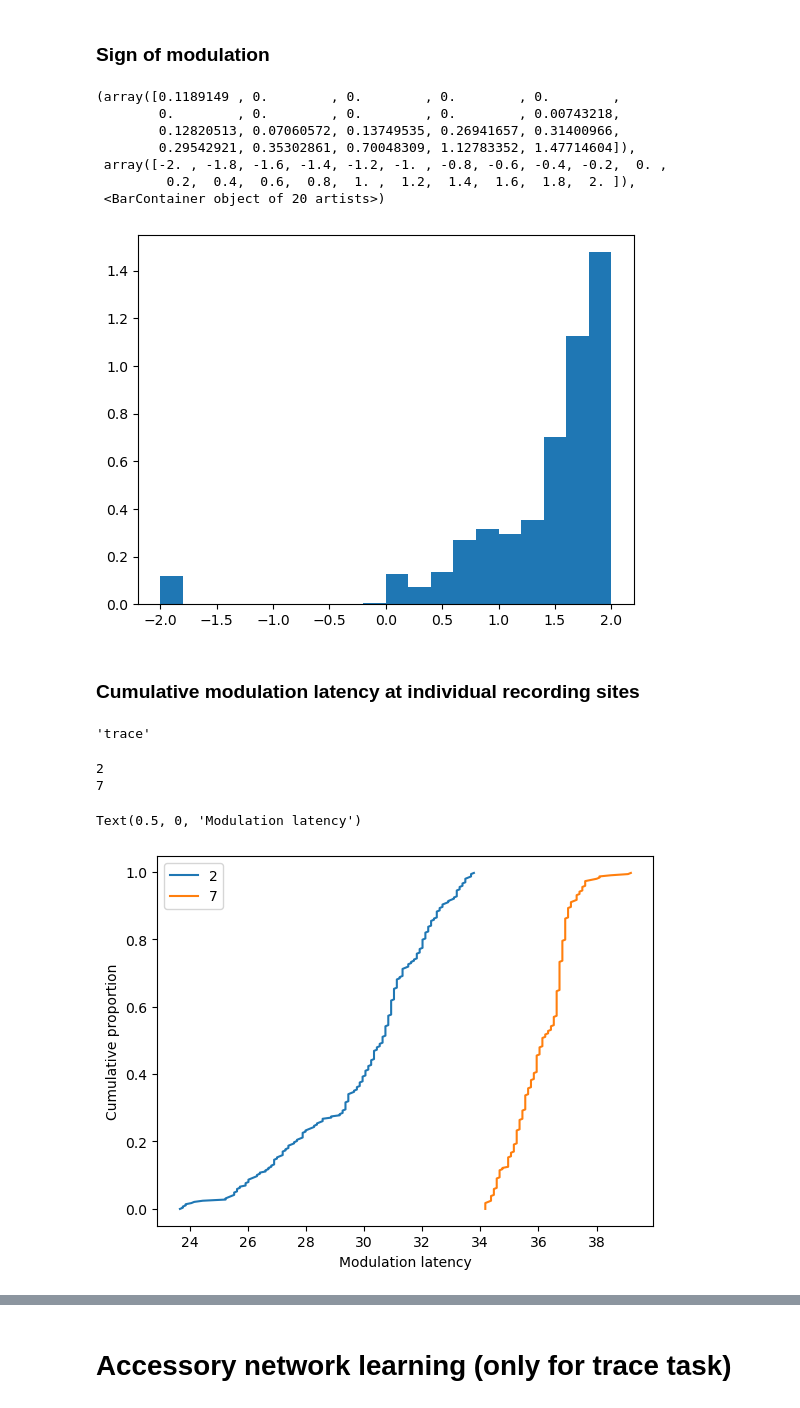
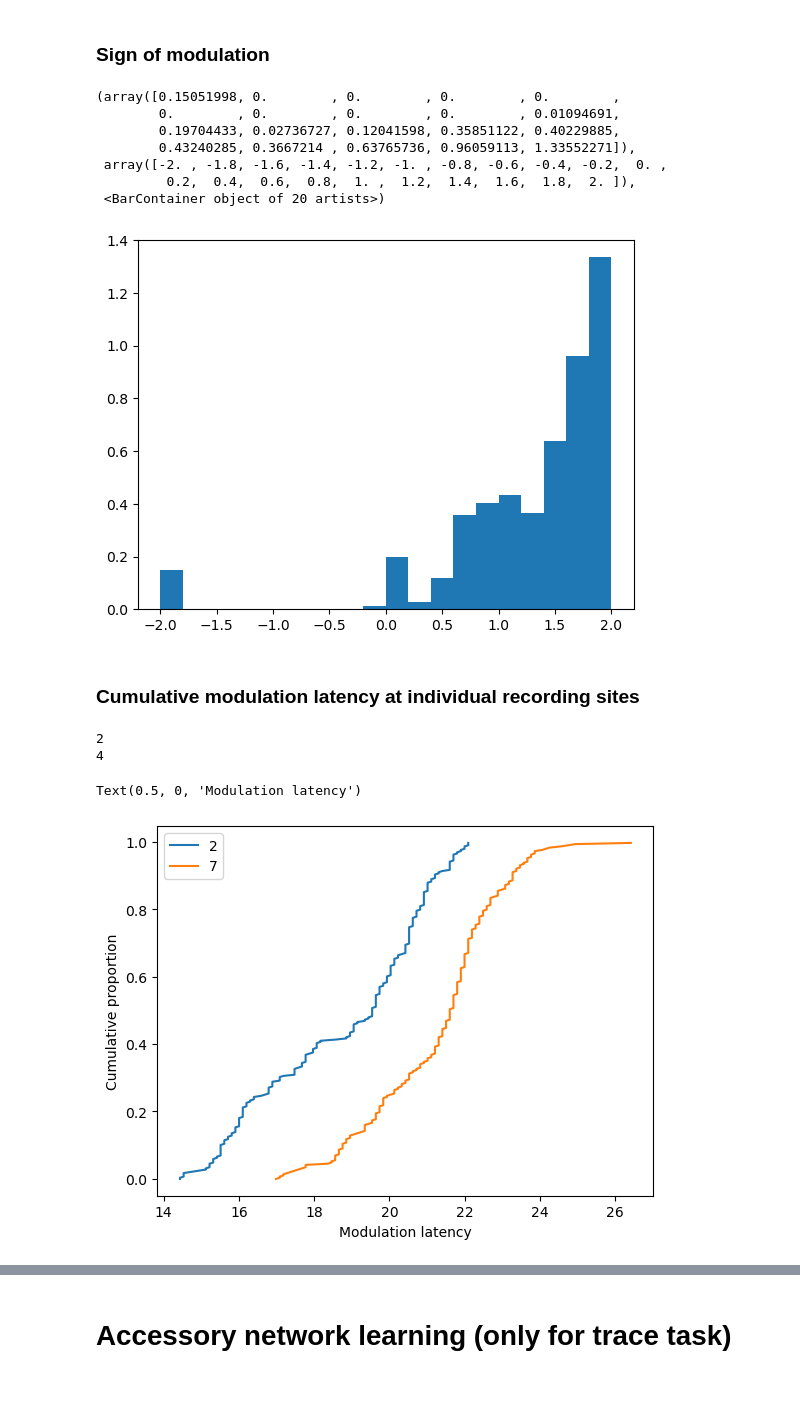
Before and after one commit to samimol/Visual-Routines, a Jupyter notebook: analysis.ipynb, the cells around one changed output, grey strips where cells are left out. Cells and saved outputs as stored; diff of their text form; code cells hidden in the pictures.

```diff
--- a/analysis.ipynb
+++ b/analysis.ipynb
@@ -101,9 +101,2 @@ plt.legend(legend)
 # %% [markdown]
 ### Individual pixel
-# %%
-sns.set(rc={'figure.figsize':(10,6)})
-plt.plot(target_activations_recurrent[100,1,0,5,:])
-plt.plot(distractor_activations_recurrent[100,1,0,5,:])
-plt.plot(target_activations_feedforward[100,0,5,:])
-plt.plot(distractor_activations_feedforward[100,0,5,:])
-plt.ylim([0,0.5])
@@ -115,49 +127,45 @@ modulation = (target_activations_recurrent - distractor_activations_recurrent) /
 dprime = modulation[:,:,:,:,-1].flatten()
 plt.hist(dprime,density=True,bins=20)
 # %% [output]
-(array([0.1189149 , 0.        , 0.        , 0.        , 0.        ,
-        0.        , 0.        , 0.        , 0.        , 0.00743218,
-        0.12820513, 0.07060572, 0.13749535, 0.26941657, 0.31400966,
-        0.29542921, 0.35302861, 0.70048309, 1.12783352, 1.47714604]),
+(array([0.15051998, 0.        , 0.        , 0.        , 0.        ,
+        0.        , 0.        , 0.        , 0.        , 0.01094691,
+        0.19704433, 0.02736727, 0.12041598, 0.35851122, 0.40229885,
+        0.43240285, 0.3667214 , 0.63765736, 0.96059113, 1.33552271]),
  array([-2. , -1.8, -1.6, -1.4, -1.2, -1. , -0.8, -0.6, -0.4, -0.2,  0. ,
          0.2,  0.4,  0.6,  0.8,  1. ,  1.2,  1.4,  1.6,  1.8,  2. ]),
  <BarContainer object of 20 artists>)
-[figure, old version]
+[figure, new version]
 # %% [markdown]
 ### Cumulative modulation latency at individual recording sites
-# %%
-operation_2
-# %% [output]
-'trace'
 # %%
 if task == 'trace':
     operation_1 = operation_2 = 'trace'
 else:
     operation_1 = 'trace'
     operation_2 = 'search'
 
 
 TD = target_activations_recurrent - distractor_activations_recurrent
 
 
 timesteps_1 = latency_operation(TD,operation_1,task,curve_length,criterion=0.7,dur = 50,position_on_curve = 2)
-X_1 = np.sort(timesteps_search)
-F_1 = np.array(range(len(timesteps_search)))/float(len(timesteps_search))
+X_1 = np.sort(timesteps_1)
+F_1 = np.array(range(len(timesteps_1)))/float(len(timesteps_1))
 
-timesteps_2 = latency_operation(TD,operation_2,task,curve_length,criterion=0.7,dur=50,position_on_curve = 7)
-X_2 = np.sort(timesteps_trace)
-F_2 = np.array(range(len(timesteps_trace)))/float(len(timesteps_trace))
+timesteps_2 = latency_operation(TD,operation_2,task,curve_length,criterion=0.7,dur=50,position_on_curve = curve_length-2)
+X_2 = np.sort(timesteps_2)
+F_2 = np.array(range(len(timesteps_2)))/float(len(timesteps_2))
 
 plt.plot(X_1, F_1)
 plt.plot(X_2, F_2)
 if task == 'trace':
     plt.legend(['2','7'])
 else:
     plt.legend([operation_1,operation_2])
 plt.ylabel('Cumulative proportion')
 plt.xlabel('Modulation latency')
 # %% [output]
 2
-7
+4
 Text(0.5, 0, 'Modulation latency')
-[figure, old version]
+[figure, new version]
```
Also changed, not shown: parts of 8 cells of this notebook, 2 other files.
